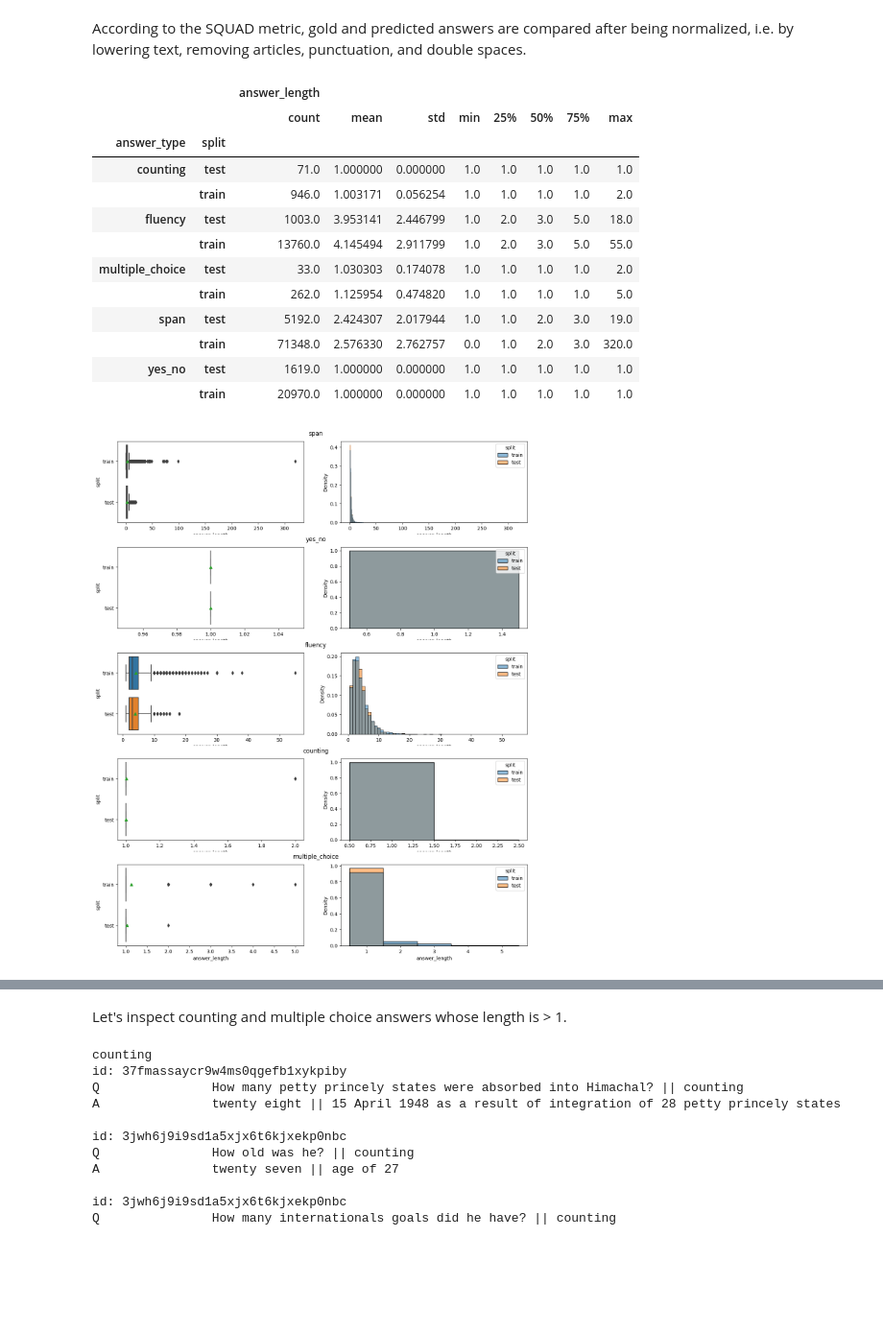
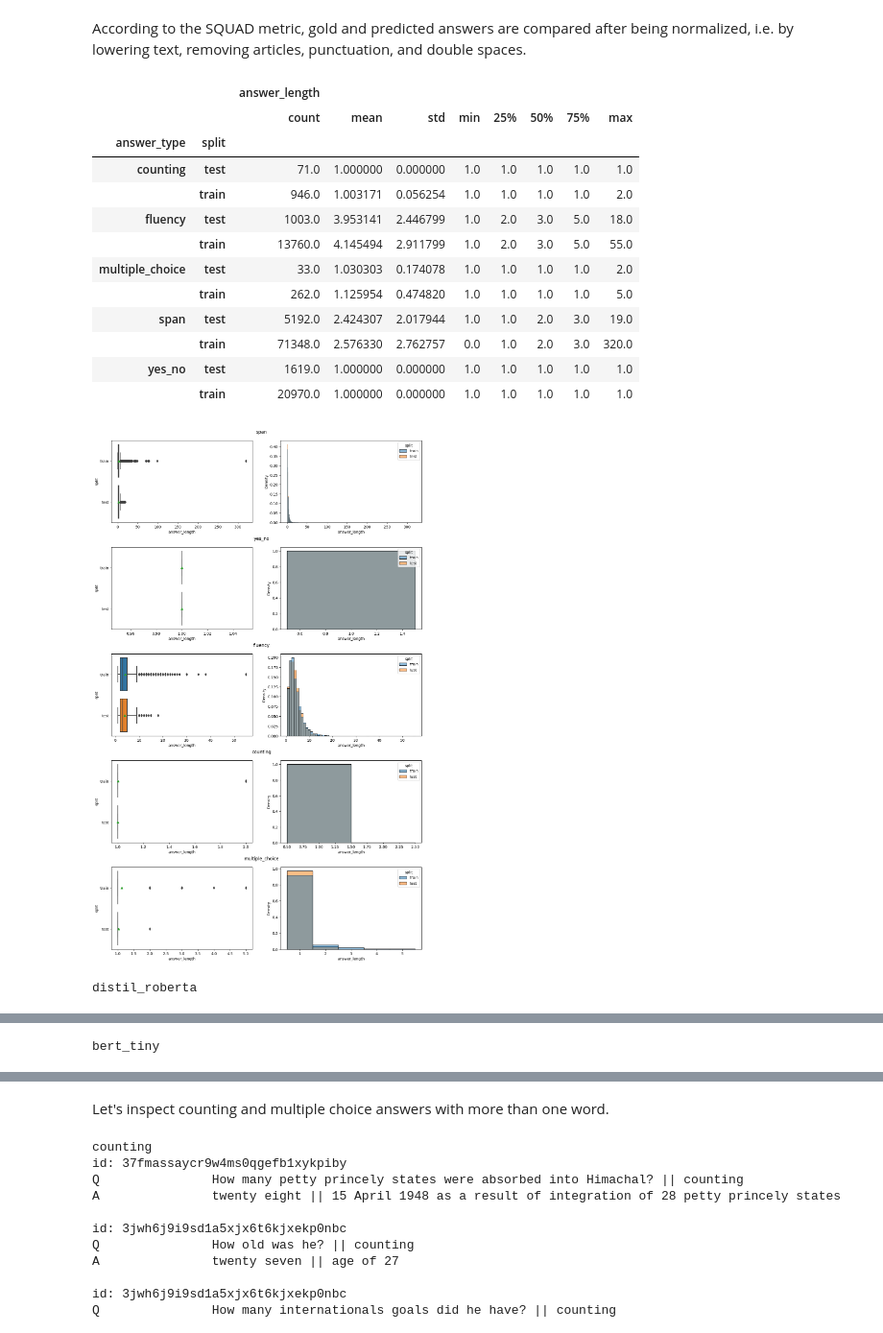
Before and after one commit to matteoperiani2/assignment2, a Jupyter notebook: assignment2.ipynb, the cells around one changed output, grey strips where cells are left out. Shown at 96% size. Saved outputs shown, nothing was run; the diff lists cells and outputs as text; code cells hidden in the pictures; blank space fills up the shorter version.

```diff
--- a/assignment2.ipynb
+++ b/assignment2.ipynb
@@ -233,0 +272,3 @@ Dataframe created!
+# %%
+dataset = datasets.load_from_disk(CONFIG.dataset.processed_dir)
+print(dataset)
@@ -234,8 +356,10 @@ Dataframe created!
 # %%
+df = create_dataframe(dataset)
+del dataset
+
 print(f"Number of passages: {len(df)}")
 print(f"Number of QA pairs: {df['qa_length'].sum()}")
 print(f"Number of files: {len(df['filename'].unique())}")
-print()
 # %% [output]
 Number of passages: 7693
 Number of QA pairs: 115204
@@ -338 +399,5 @@ sns.boxplot(data=df, x="qa_length", y="split", showmeans=True)
+# %%
+tokenizers_ = {k: AutoTokenizer.from_pretrained(checkpoint).tokenize for k, checkpoint in CONFIG.checkpoints.__dict__.items()}
+tokenizers = {"": str.split}
+tokenizers.update(tokenizers_)
 # %%
@@ -402,0 +468,6 @@ train        107286.0  5.457534  2.472842  1.0  4.0  5.0  7.0  42.0
+# %%
+for name, tokenize_fn in tokenizers.items():
+    plot_length(qa_dataset,
+                column="question",
+                split_fn=tokenize_fn,
+                notes=name)
@@ -403,42 +495,19 @@ train        107286.0  5.457534  2.472842  1.0  4.0  5.0  7.0  42.0
 # %% [markdown]
 According to the SQUAD metric, gold and predicted answers are compared after being normalized, i.e. by lowering text, removing articles, punctuation, and double spaces.
 # %%
-def remove_articles_(text):
-    regex = re.compile(r'\b(a|an|the)\b', re.UNICODE)
-    return re.sub(regex, ' ', text)
-
-def white_space_fix(text):
-    return ' '.join(text.split())
-
-def remove_punc(text):
-    exclude = set(string.punctuation)
-    return ''.join(ch for ch in text if ch not in exclude)
-
-def lower(text):
-    return text.lower()
-
-def normalize_text(text, remove_articles=False):
-    """Lower text and remove punctuation, articles and extra whitespace."""
-    text = remove_punc(lower(text))
-    if remove_articles:
-        text = remove_articles_(text)
-    return white_space_fix(text)
-
-def normalize_answer(text):
-    """Lower text and remove punctuation, articles and extra whitespace."""
-    return normalize_text(text, remove_articles=True)
-
-def plot_answer_length(dataset):
+def plot_answer_length(dataset, split_fn=str.split, notes=None):
     length_col = "answer" + "_length"
-    length = dataset["answer"].str.split().apply(len)
+    length = dataset["answer"].apply(split_fn).apply(len)
     dp = dataset[["answer_type", "split"]].copy()
     dp[length_col] = length
 
+    if notes:
+        print(notes)
     display(dp.groupby(["answer_type", "split"]).describe())
 
-    answer_types = AnswerType.list()
-    fig = plt.figure(figsize=(15, 3 * len(answer_types)))
-    fig.suptitle("Answer length", fontsize=16)
+    answer_types = AnswerType.list(return_unknown=False)
+    fig = plt.figure(figsize=(15, 4 * len(answer_types)))
+    fig.suptitle(f"Answer length ({notes})", fontsize=16)
 
     subfigs = fig.subfigures(nrows=len(answer_types), ncols=1)
     for answer_type, subfig in zip(answer_types, subfigs):
@@ -446,32 +515,36 @@ def plot_answer_length(dataset):
         subfig.suptitle(answer_type)
         axes = subfig.subplots(1, 2)
         sns.boxplot(data=data,
                     x=length_col,
                     y="split",
                     showmeans=True,
                     ax=axes[0])
         sns.histplot(data,
                      x=length_col,
                      hue="split",
                      stat="density",
                      common_norm=False,
                      discrete=True,
                      ax=axes[1])
+    plt.show()
 
 qa_dataset["answer"] = qa_dataset["answer"].apply(normalize_answer)
-plot_answer_length(qa_dataset)
+
+for name, tokenize_fn in tokenizers.items():
+    plot_answer_length(qa_dataset, split_fn=tokenize_fn, notes=name)
 # %% [output]
 |  |  | answer_length |  |  |  |  |  |  |  |
 |  |  | count | mean | std | min | 25% | 50% | 75% | max |
 | answer_type | split |  |  |  |  |  |  |  |  |
 | counting | test | 71.0 | 1.000000 | 0.000000 | 1.0 | 1.0 | 1.0 | 1.0 | 1.0 |
 |  | train | 946.0 | 1.003171 | 0.056254 | 1.0 | 1.0 | 1.0 | 1.0 | 2.0 |
 | fluency | test | 1003.0 | 3.953141 | 2.446799 | 1.0 | 2.0 | 3.0 | 5.0 | 18.0 |
 |  | train | 13760.0 | 4.145494 | 2.911799 | 1.0 | 2.0 | 3.0 | 5.0 | 55.0 |
 | multiple_choice | test | 33.0 | 1.030303 | 0.174078 | 1.0 | 1.0 | 1.0 | 1.0 | 2.0 |
 |  | train | 262.0 | 1.125954 | 0.474820 | 1.0 | 1.0 | 1.0 | 1.0 | 5.0 |
 | span | test | 5192.0 | 2.424307 | 2.017944 | 1.0 | 1.0 | 2.0 | 3.0 | 19.0 |
 |  | train | 71348.0 | 2.576330 | 2.762757 | 0.0 | 1.0 | 2.0 | 3.0 | 320.0 |
 | yes_no | test | 1619.0 | 1.000000 | 0.000000 | 1.0 | 1.0 | 1.0 | 1.0 | 1.0 |
 |  | train | 20970.0 | 1.000000 | 0.000000 | 1.0 | 1.0 | 1.0 | 1.0 | 1.0 |
-[figure, old version]
+[figure, new version]
+distil_roberta
@@ -477,0 +565 @@ plot_answer_length(qa_dataset)
+bert_tiny
@@ -478,3 +580,3 @@ plot_answer_length(qa_dataset)
 # %% [markdown]
-Let's inspect counting and multiple choice answers whose length is > 1.
+Let's inspect counting and multiple choice answers with more than one word.
 # %%
```
Also changed, not shown: parts of 74 cells of this notebook, 3 other files.
